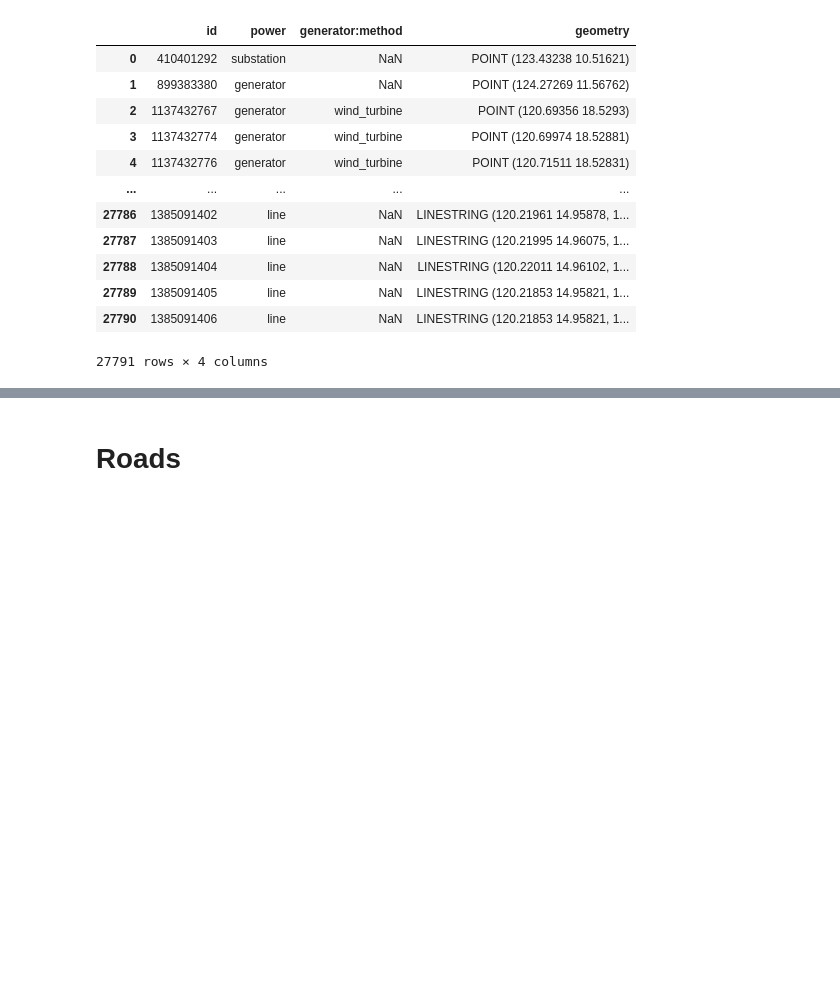
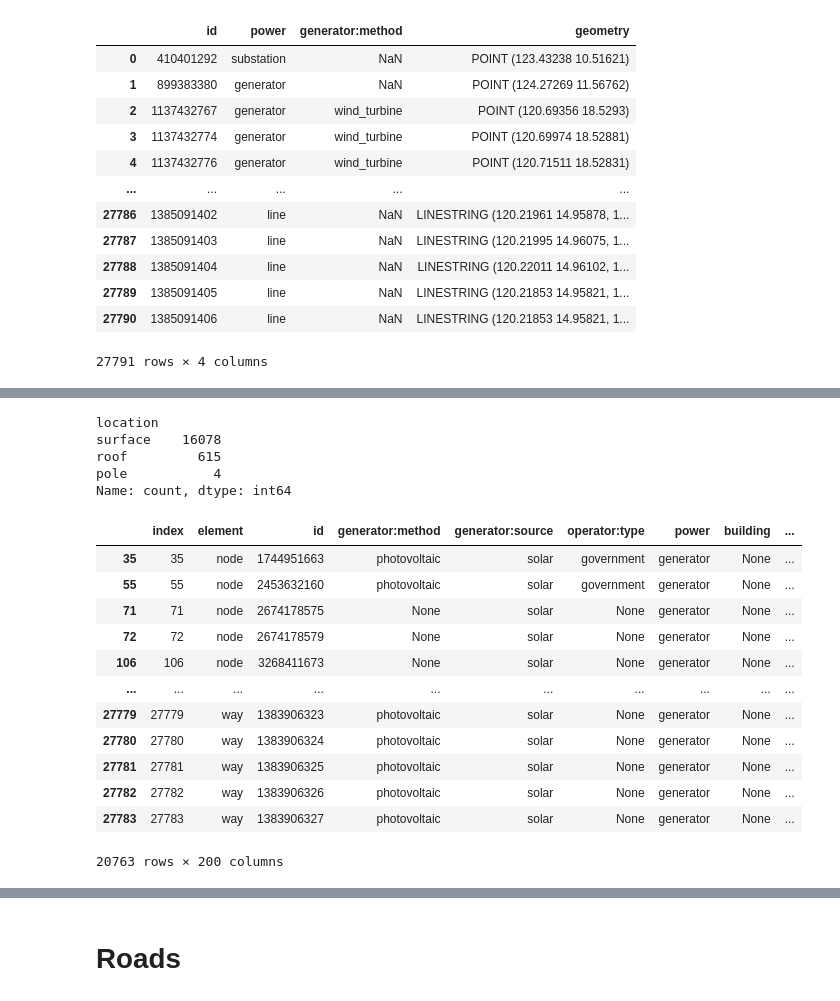
Before and after one commit to cayasryan/MicropowerSolarSuitability, a Jupyter notebook: 02_processing/2.10_osm_processing.ipynb, the cells around one changed output, grey strips where cells are left out. Drawn from its saved outputs; the diff is of its cells as text; code cells hidden in the pictures; blank space fills up the shorter version.

```diff
--- a/02_processing/2.10_osm_processing.ipynb
+++ b/02_processing/2.10_osm_processing.ipynb
@@ -160,0 +272,26 @@ power_subset[['id','power','generator:method','geometry']].to_file(file_path, dr
+# %%
+power_subset[(power_subset['power'] == 'generator')
+             & (power_subset['generator:source'] == 'solar')]['location'].value_counts()
+# %% [output]
+location
+surface    16078
+roof         615
+pole           4
+Name: count, dtype: int64
+# %%
+power_subset[(power_subset['power'] == 'generator')
+             & (power_subset['generator:source'] == 'solar')]
+# %% [output]
+|  | index | element | id | generator:method | generator:source | operator:type | power | building | ... |
+| 35 | 35 | node | 1744951663 | photovoltaic | solar | government | generator | None | ... |
+| 55 | 55 | node | 2453632160 | photovoltaic | solar | government | generator | None | ... |
+| 71 | 71 | node | 2674178575 | None | solar | None | generator | None | ... |
+| 72 | 72 | node | 2674178579 | None | solar | None | generator | None | ... |
+| 106 | 106 | node | 3268411673 | None | solar | None | generator | None | ... |
+| ... | ... | ... | ... | ... | ... | ... | ... | ... | ... |
+| 27779 | 27779 | way | 1383906323 | photovoltaic | solar | None | generator | None | ... |
+| 27780 | 27780 | way | 1383906324 | photovoltaic | solar | None | generator | None | ... |
+| 27781 | 27781 | way | 1383906325 | photovoltaic | solar | None | generator | None | ... |
+| 27782 | 27782 | way | 1383906326 | photovoltaic | solar | None | generator | None | ... |
+| 27783 | 27783 | way | 1383906327 | photovoltaic | solar | None | generator | None | ... |
+20763 rows × 200 columns
```
Also changed, not shown: parts of 17 cells of this notebook, 3 other files.
